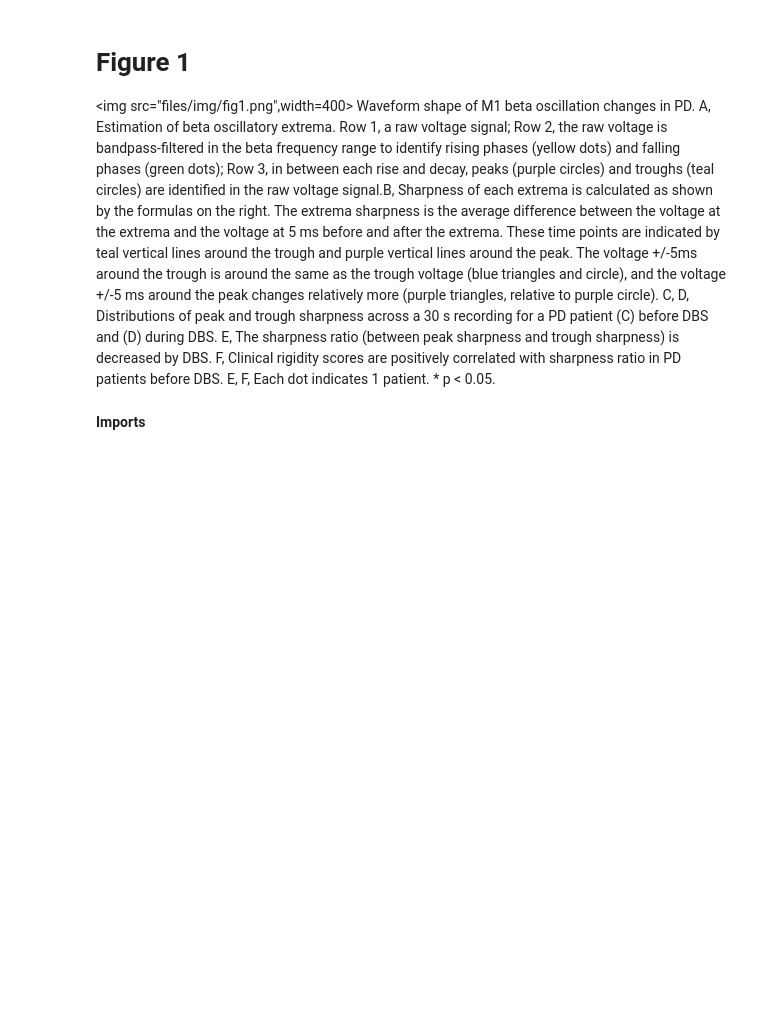
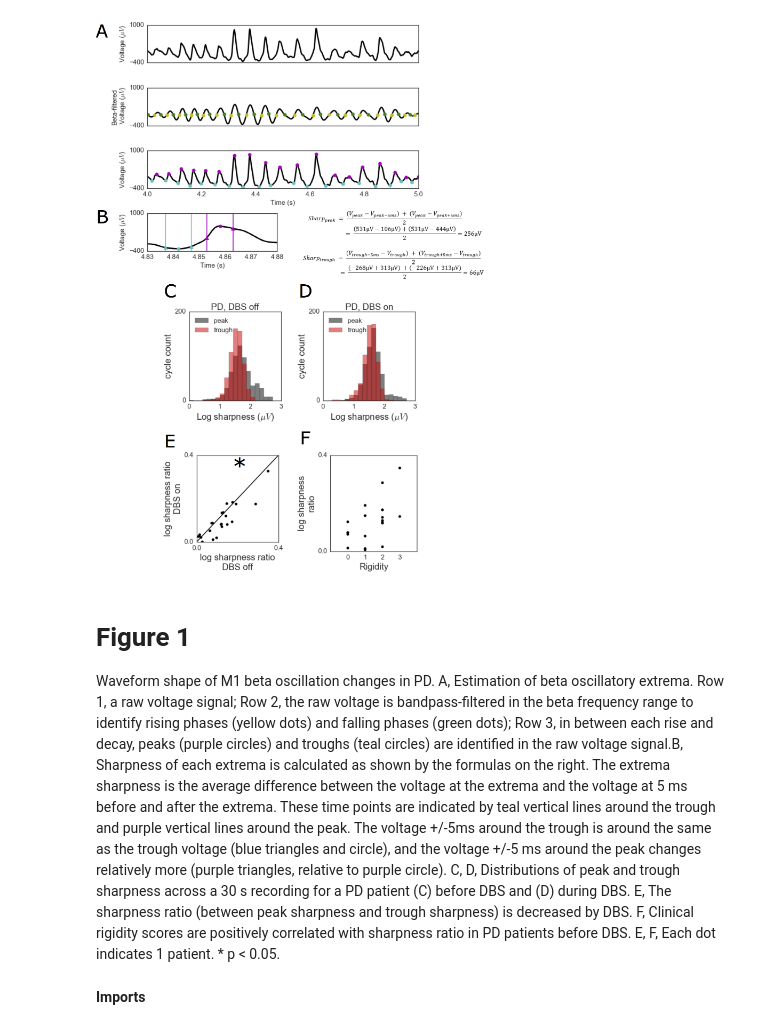
Before and after one commit to voytekresearch/Cole_2017, a Jupyter notebook: Figure1.ipynb, the cells around one changed output. Drawn from its saved outputs; the diff is of its cells as text; code cells hidden in the pictures; blank space fills up the shorter version.

Commit message:
add image of figure at top of notebooks

```diff
--- a/Figure1.ipynb
+++ b/Figure1.ipynb
@@ -1,6 +1,10 @@
+# %%
+from IPython.display import Image
+Image(filename = "./img/fig1.png", width=600)
+# %% [output]
+[figure, added]
 # %% [markdown]
 # Figure 1
-<img src="files/img/fig1.png",width=400>
 Waveform shape of M1 beta oscillation changes in PD. A, Estimation of beta oscillatory extrema. Row 1, a raw voltage signal; Row 2, the raw voltage is bandpass-filtered in the beta
 frequency range to identify rising phases (yellow dots) and falling phases (green dots); Row 3, in between each rise and decay, peaks (purple circles) and troughs (teal circles) are identified in the raw
 voltage signal.B, Sharpness of each extrema is calculated as shown by the formulas on the right. The extrema sharpness is the average difference between the voltage at the extrema and the voltage
```
Also changed, not shown: parts of 1 cell of this notebook, 6 other files.
